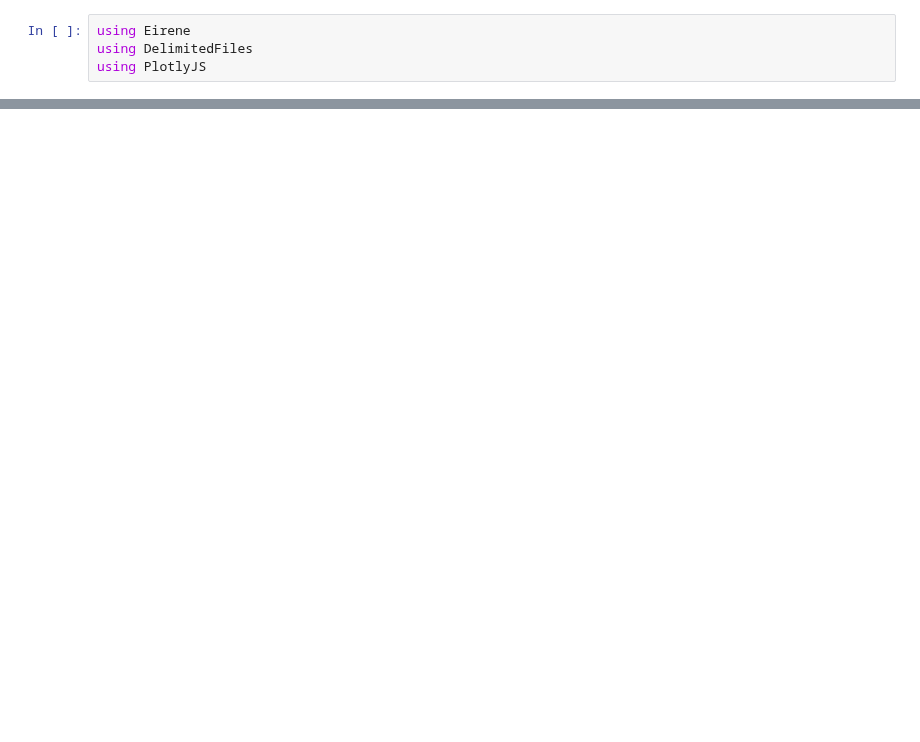
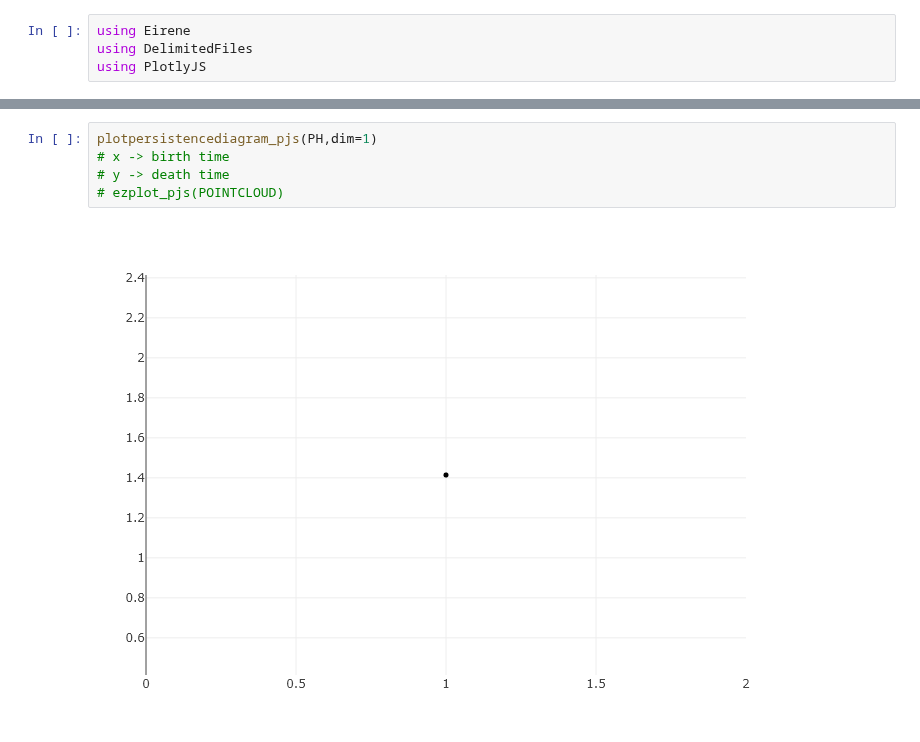
Before and after one commit to Jevi-Waugh/PH-AML, a Jupyter notebook: notebooks/features.ipynb, the cells around one changed output, grey strips where cells are left out. Saved outputs shown, nothing was run; the diff lists cells and outputs as text; blank space fills up the shorter version.

```diff
--- a/notebooks/features.ipynb
+++ b/notebooks/features.ipynb
@@ -61 +41,8 @@ plotpersistencediagram_pjs(C,dim=1)
+# %%
+plotpersistencediagram_pjs(PH,dim=1)
+# x -> birth time
+# y -> death time
+# ezplot_pjs(POINTCLOUD)
+# %% [output]
+[figure, added]
 # %%
```
Also changed, not shown: parts of 10 cells of this notebook.
